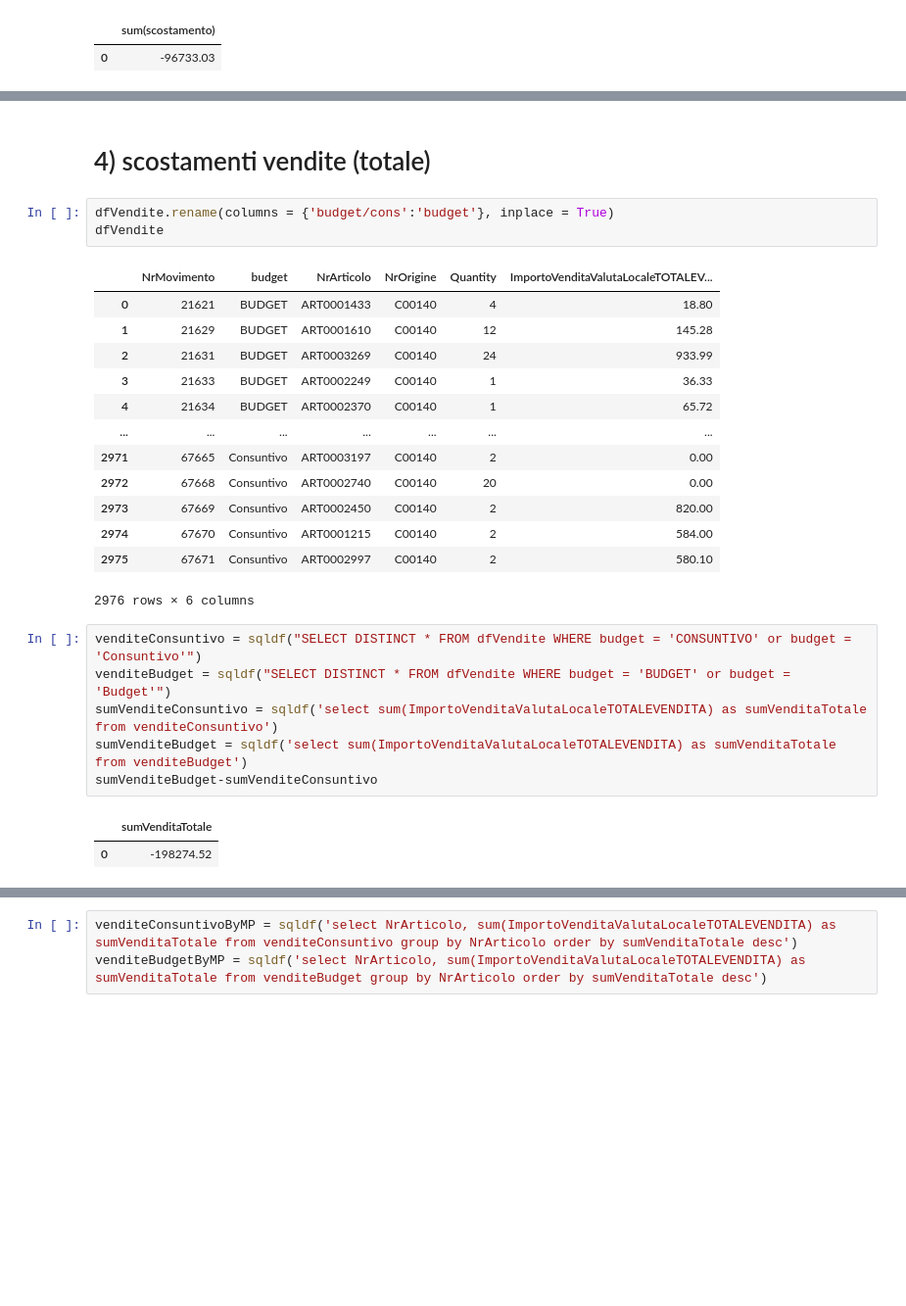
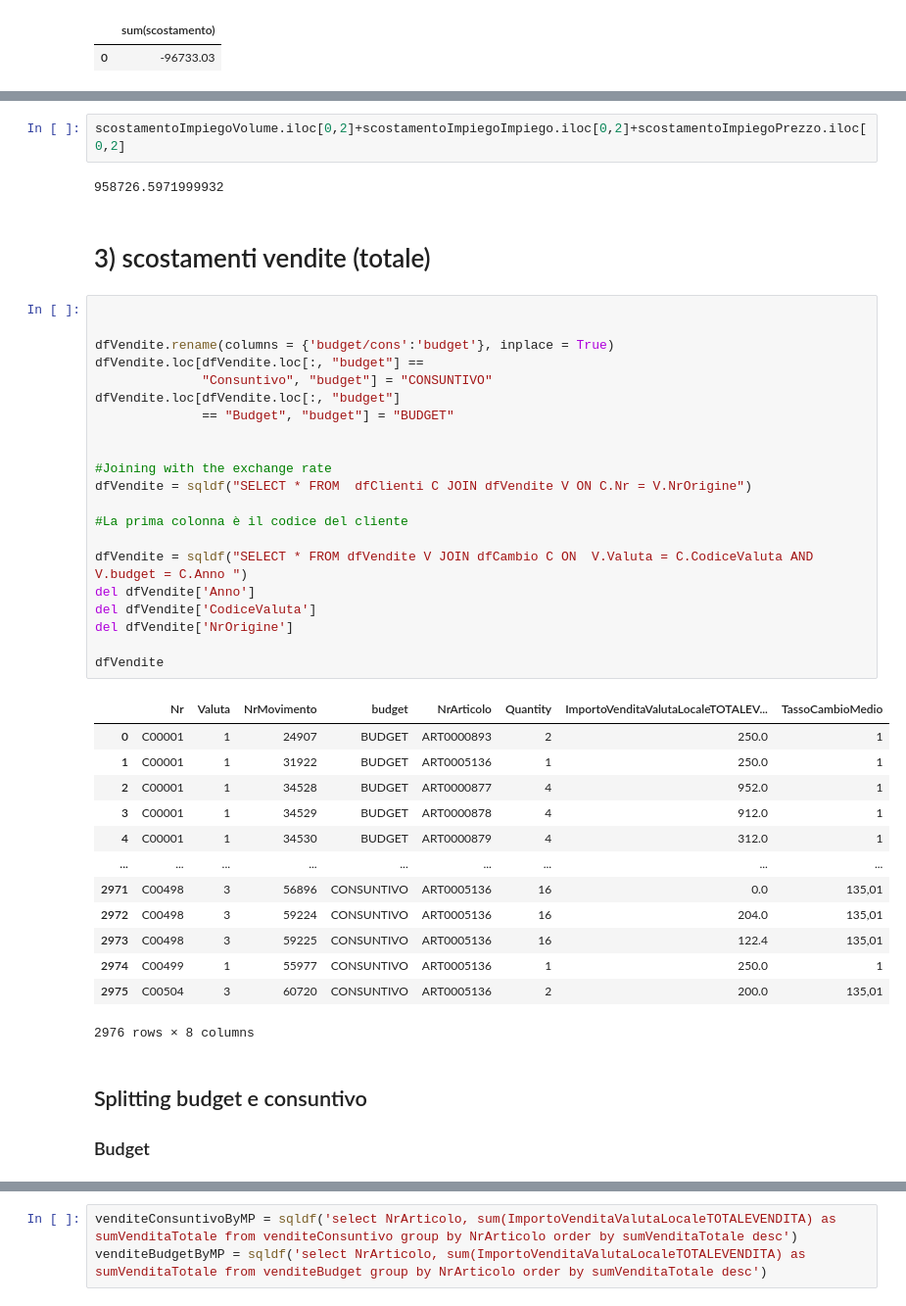
Before and after one commit to VinciGit00/SCGProject, a Jupyter notebook: Datasets/DataElaboration/Granularity.ipynb, the cells around one changed output, grey strips where cells are left out. Shown at 98% size. Drawn from its saved outputs; the diff is of its cells as text; blank space fills up the shorter version.

```diff
--- a/Datasets/DataElaboration/Granularity.ipynb
+++ b/Datasets/DataElaboration/Granularity.ipynb
@@ -570,28 +807,44 @@ tempImpiego+tempPrezzo # scostamento totale remains consistent!!! :)
+# %%
+scostamentoImpiegoVolume.iloc[0,2]+scostamentoImpiegoImpiego.iloc[0,2]+scostamentoImpiegoPrezzo.iloc[0,2]
+# %% [output]
+958726.5971999932
 # %% [markdown]
-# 4) scostamenti vendite (totale)
+# 3) scostamenti vendite (totale)
-# %%
-dfVendite.rename(columns = {'budget/cons':'budget'}, inplace = True)
-dfVendite
-# %% [output]
-|  | NrMovimento | budget | NrArticolo | NrOrigine | Quantity | ImportoVenditaValutaLocaleTOTALEV... |
-| 0 | 21621 | BUDGET | ART0001433 | C00140 | 4 | 18.80 |
-| 1 | 21629 | BUDGET | ART0001610 | C00140 | 12 | 145.28 |
-| 2 | 21631 | BUDGET | ART0003269 | C00140 | 24 | 933.99 |
-| 3 | 21633 | BUDGET | ART0002249 | C00140 | 1 | 36.33 |
-| 4 | 21634 | BUDGET | ART0002370 | C00140 | 1 | 65.72 |
-| ... | ... | ... | ... | ... | ... | ... |
-| 2971 | 67665 | Consuntivo | ART0003197 | C00140 | 2 | 0.00 |
-| 2972 | 67668 | Consuntivo | ART0002740 | C00140 | 20 | 0.00 |
-| 2973 | 67669 | Consuntivo | ART0002450 | C00140 | 2 | 820.00 |
-| 2974 | 67670 | Consuntivo | ART0001215 | C00140 | 2 | 584.00 |
-| 2975 | 67671 | Consuntivo | ART0002997 | C00140 | 2 | 580.10 |
-2976 rows × 6 columns
-# %%
-venditeConsuntivo = sqldf("SELECT DISTINCT * FROM dfVendite WHERE budget = 'CONSUNTIVO' or budget = 'Consuntivo'")
-venditeBudget = sqldf("SELECT DISTINCT * FROM dfVendite WHERE budget = 'BUDGET' or budget = 'Budget'")
-sumVenditeConsuntivo = sqldf('select sum(ImportoVenditaValutaLocaleTOTALEVENDITA) as sumVenditaTotale from venditeConsuntivo')
-sumVenditeBudget = sqldf('select sum(ImportoVenditaValutaLocaleTOTALEVENDITA) as sumVenditaTotale from venditeBudget')
-sumVenditeBudget-sumVenditeConsuntivo
-# %% [output]
-|  | sumVenditaTotale |
-| 0 | -198274.52 |
+# %%
+
+
+dfVendite.rename(columns = {'budget/cons':'budget'}, inplace = True)
+dfVendite.loc[dfVendite.loc[:, "budget"] ==
+              "Consuntivo", "budget"] = "CONSUNTIVO"
+dfVendite.loc[dfVendite.loc[:, "budget"]
+              == "Budget", "budget"] = "BUDGET"
+
+
+#Joining with the exchange rate
+dfVendite = sqldf("SELECT * FROM  dfClienti C JOIN dfVendite V ON C.Nr = V.NrOrigine")
+
+#La prima colonna è il codice del cliente
+
+dfVendite = sqldf("SELECT * FROM dfVendite V JOIN dfCambio C ON  V.Valuta = C.CodiceValuta AND V.budget = C.Anno ")
+del dfVendite['Anno']
+del dfVendite['CodiceValuta']
+del dfVendite['NrOrigine']
+
+dfVendite
+# %% [output]
+|  | Nr | Valuta | NrMovimento | budget | NrArticolo | Quantity | ImportoVenditaValutaLocaleTOTALEV... | TassoCambioMedio |
+| 0 | C00001 | 1 | 24907 | BUDGET | ART0000893 | 2 | 250.0 | 1 |
+| 1 | C00001 | 1 | 31922 | BUDGET | ART0005136 | 1 | 250.0 | 1 |
+| 2 | C00001 | 1 | 34528 | BUDGET | ART0000877 | 4 | 952.0 | 1 |
+| 3 | C00001 | 1 | 34529 | BUDGET | ART0000878 | 4 | 912.0 | 1 |
+| 4 | C00001 | 1 | 34530 | BUDGET | ART0000879 | 4 | 312.0 | 1 |
+| ... | ... | ... | ... | ... | ... | ... | ... | ... |
+| 2971 | C00498 | 3 | 56896 | CONSUNTIVO | ART0005136 | 16 | 0.0 | 135,01 |
+| 2972 | C00498 | 3 | 59224 | CONSUNTIVO | ART0005136 | 16 | 204.0 | 135,01 |
+| 2973 | C00498 | 3 | 59225 | CONSUNTIVO | ART0005136 | 16 | 122.4 | 135,01 |
+| 2974 | C00499 | 1 | 55977 | CONSUNTIVO | ART0005136 | 1 | 250.0 | 1 |
+| 2975 | C00504 | 3 | 60720 | CONSUNTIVO | ART0005136 | 2 | 200.0 | 135,01 |
+2976 rows × 8 columns
+# %% [markdown]
+## Splitting budget e consuntivo
+### Budget
```
Also changed, not shown: parts of 38 cells of this notebook.
